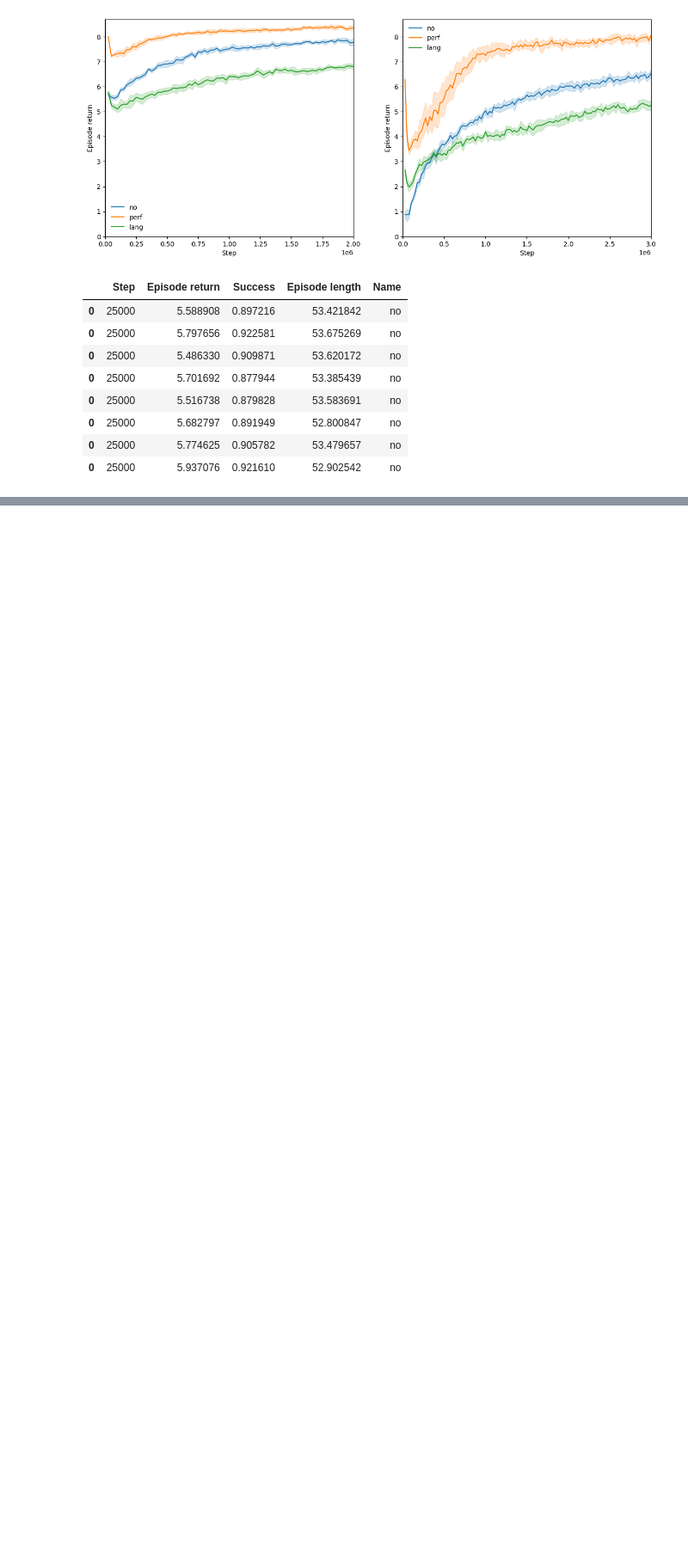
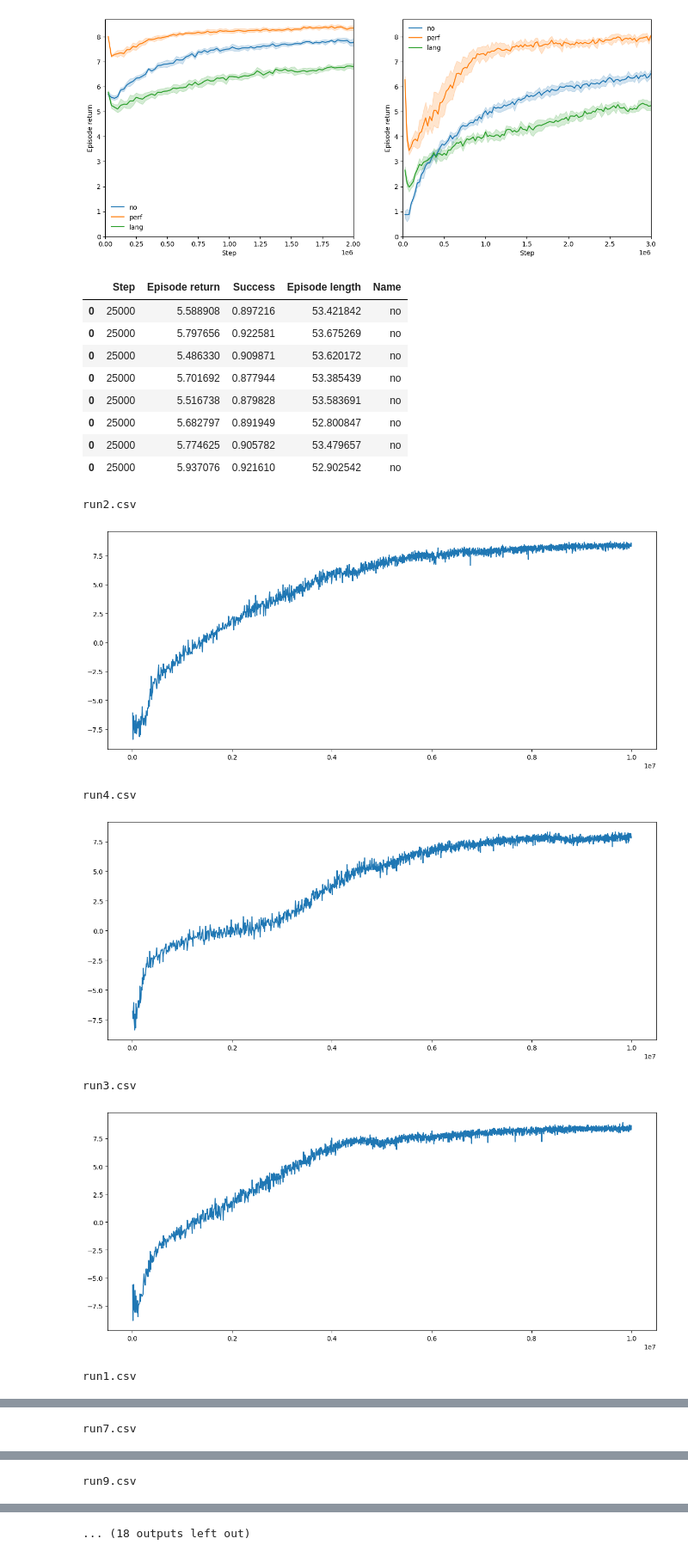
Before and after one commit to Maxtoq/MADRL-PhD-Thesis-Code, a Jupyter notebook: results/LAMARL Graphs.ipynb, the cells around one changed output, grey strips where cells are left out. Shown at 86% size. Saved outputs shown, nothing was run; the diff lists cells and outputs as text; code cells hidden in the pictures; blank space fills up the shorter version.

Commit message:
no train comm_head

```diff
--- a/results/LAMARL Graphs.ipynb
+++ b/results/LAMARL Graphs.ipynb
@@ -347,3 +347,13 @@ ad_no_12[ad_no_12["Step"] == 25000]
 | 0 | 25000 | 5.682797 | 0.891949 | 52.800847 | no |
 | 0 | 25000 | 5.774625 | 0.905782 | 53.479657 | no |
 | 0 | 25000 | 5.937076 | 0.921610 | 52.902542 | no |
+# %%
+load_plot_runs("../models/magym_PredPrey/ACC_9o5_perf_alldynawl/train_data/", "Episode return")
+# %% [output]
+run2.csv
+[figure, added]
+run4.csv
+[figure, added]
+run3.csv
+[figure, added]
+run1.csv
@@ -349,0 +361 @@ ad_no_12[ad_no_12["Step"] == 25000]
+run7.csv
@@ -349,0 +363 @@ ad_no_12[ad_no_12["Step"] == 25000]
+run9.csv
@@ -349,0 +365 @@ ad_no_12[ad_no_12["Step"] == 25000]
+... (18 outputs left out)
```
Also changed, not shown: parts of 1 cell of this notebook, 1 other file.
